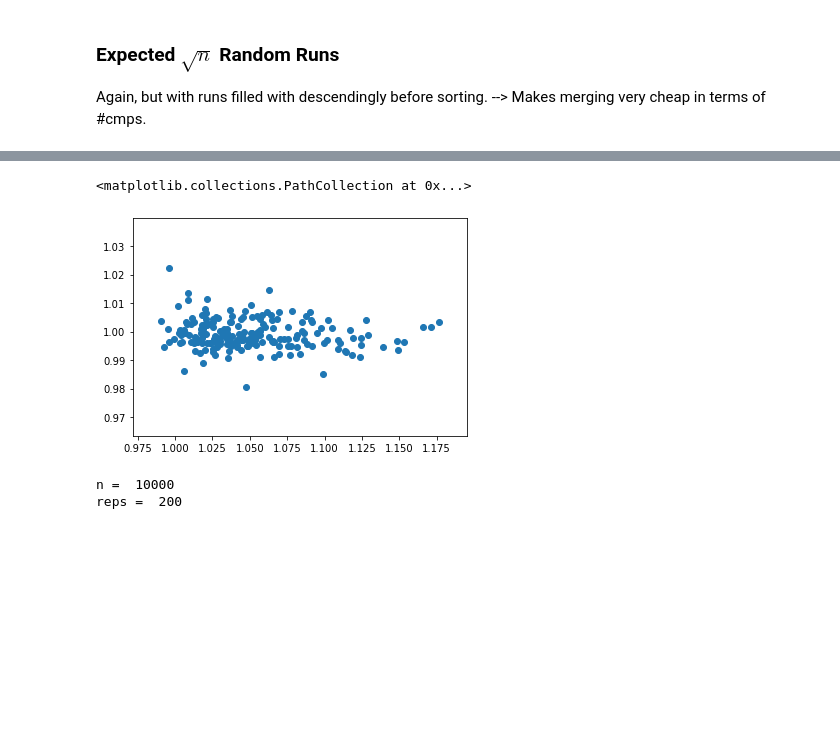
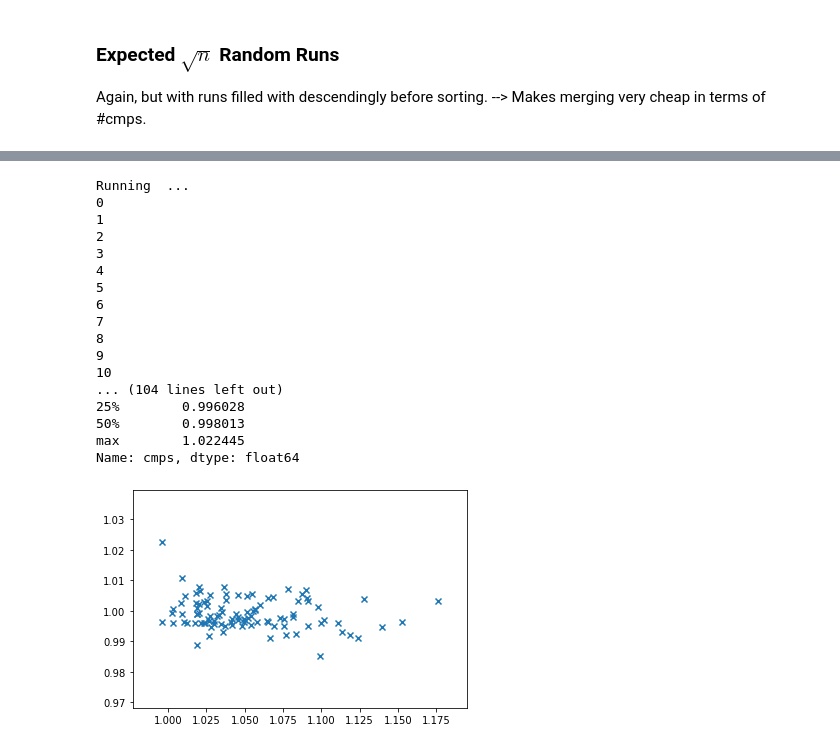
Before and after one commit to roarin-roran/Sorting, a Jupyter notebook: Experiments/PyPyTimsortPowersort.ipynb, the cells around one changed output, grey strips where cells are left out. Cells and saved outputs as stored; diff of their text form; code cells hidden in the pictures; blank space fills up the shorter version.

```diff
--- a/Experiments/PyPyTimsortPowersort.ipynb
+++ b/Experiments/PyPyTimsortPowersort.ipynb
@@ -248,32 +185,29 @@ plt.hist(diffs['cmps'])
-# %%
-plt.scatter('mc', 'cmps', data = diffs)
-# %% [output]
-<matplotlib.collections.PathCollection at 0x...>
-[figure, removed]
-# %%
-RNG = random.Random(2348905734)
-
-import Inputs.util as util
-
-def same_runs_descending(lst):
-    run_lens = runs.run_lengths(runs.runs(lst))
-    Inputs.fill_with_asc_runs_same(lst, run_lens, 1)
-    return util.rank_reduce(lst)
-
-print("n = ", n)
-print("reps = ", reps)
-
-diffs = differences(reps, lambda: same_runs_descending(Inputs.random_runs(n, sqrtn, RNG)))
-# print(diffs)
-print(diffs['mc']  .describe(percentiles=[0.01, 0.05, 0.1, .25, .5, .75]))
-print(diffs['cmps'].describe(percentiles=[0.01, 0.05, 0.1, .25, .5, .75]))
-
-plt.hist(diffs['mc'])
-plt.show()
-plt.hist(diffs['cmps'])
-plt.show()
-plt.scatter('mc', 'cmps', data = diffs)
-plt.show()
-# %% [output]
-n =  10000
-reps =  200
+# %%
+import sortstats.runs as runs
+def input_generator(n, RNG):
+    sqrtn = int(n ** 0.5)
+    lst = Inputs.random_runs(n, sqrtn, RNG)
+    run_lens = runs.run_lengths(runs.runs(lst))
+    Inputs.fill_with_asc_runs_high_to_low(lst, run_lens, 1)
+    return lst
+
+contest(input_generator)
+# %% [output]
+Running  ...
+0
+1
+2
+3
+4
+5
+6
+7
+8
+9
+10
+... (104 lines left out)
+25%        0.996028
+50%        0.998013
+max        1.022445
+Name: cmps, dtype: float64
+[figure, added]
```
Also changed, not shown: parts of 25 cells of this notebook, 3 other files.
